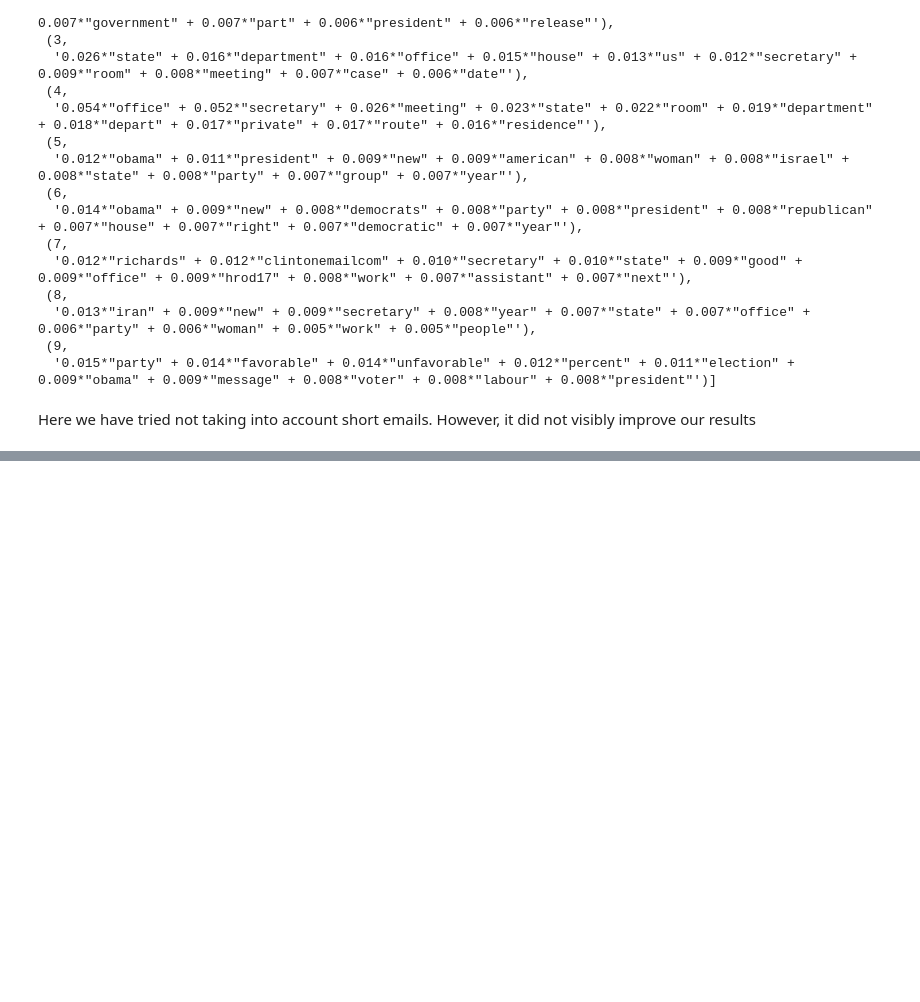
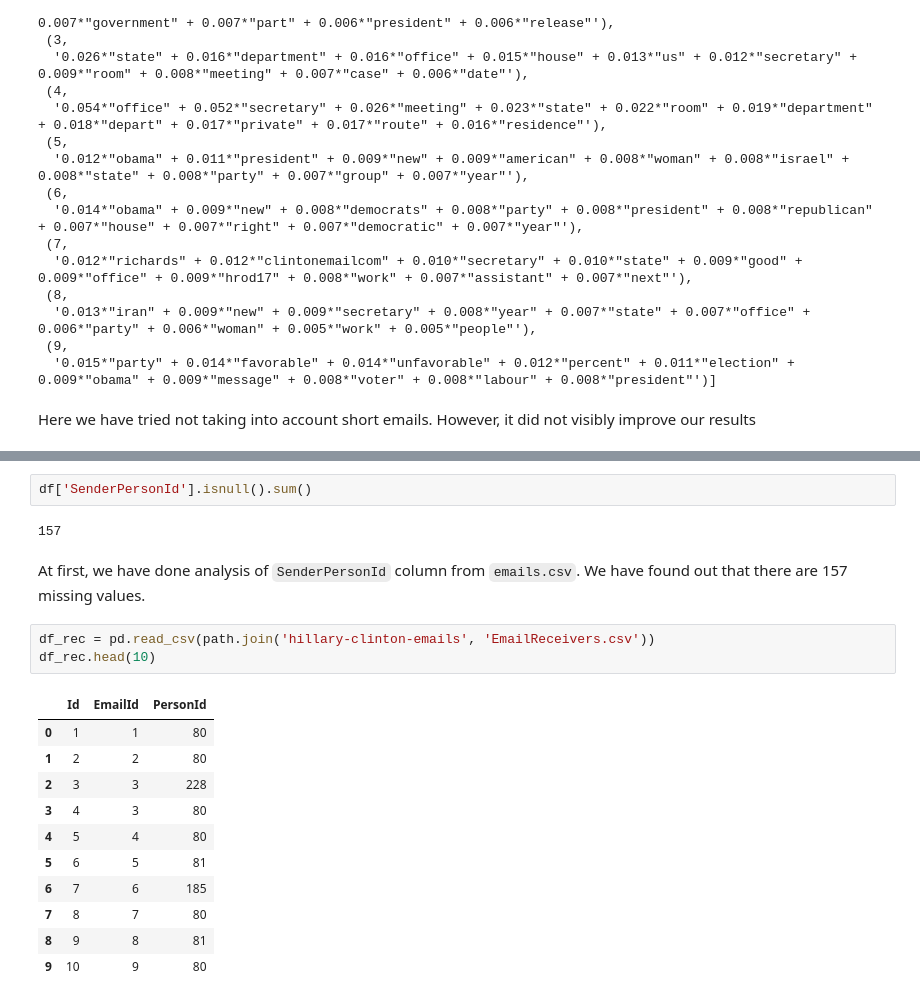
Before and after one commit to korcek-juraj/Homework, a Jupyter notebook: 05 - Taming Text/Taming Text.ipynb, the cells around one changed output, grey strips where cells are left out. Saved outputs shown, nothing was run; the diff lists cells and outputs as text; blank space fills up the shorter version.

```diff
--- a/05 - Taming Text/Taming Text.ipynb
+++ b/05 - Taming Text/Taming Text.ipynb
@@ -1149,0 +1178,21 @@ Here we have tried not taking into account short emails. However, it did not vis
+# %%
+df['SenderPersonId'].isnull().sum()
+# %% [output]
+157
+# %% [markdown]
+At first, we have done analysis of `SenderPersonId` column from `emails.csv`. We have found out that there are 157 missing values.
+# %%
+df_rec = pd.read_csv(path.join('hillary-clinton-emails', 'EmailReceivers.csv'))
+df_rec.head(10)
+# %% [output]
+|  | Id | EmailId | PersonId |
+| 0 | 1 | 1 | 80 |
+| 1 | 2 | 2 | 80 |
+| 2 | 3 | 3 | 228 |
+| 3 | 4 | 3 | 80 |
+| 4 | 5 | 4 | 80 |
+| 5 | 6 | 5 | 81 |
+| 6 | 7 | 6 | 185 |
+| 7 | 8 | 7 | 80 |
+| 8 | 9 | 8 | 81 |
+| 9 | 10 | 9 | 80 |
```
Also changed, not shown: parts of 25 cells of this notebook.
